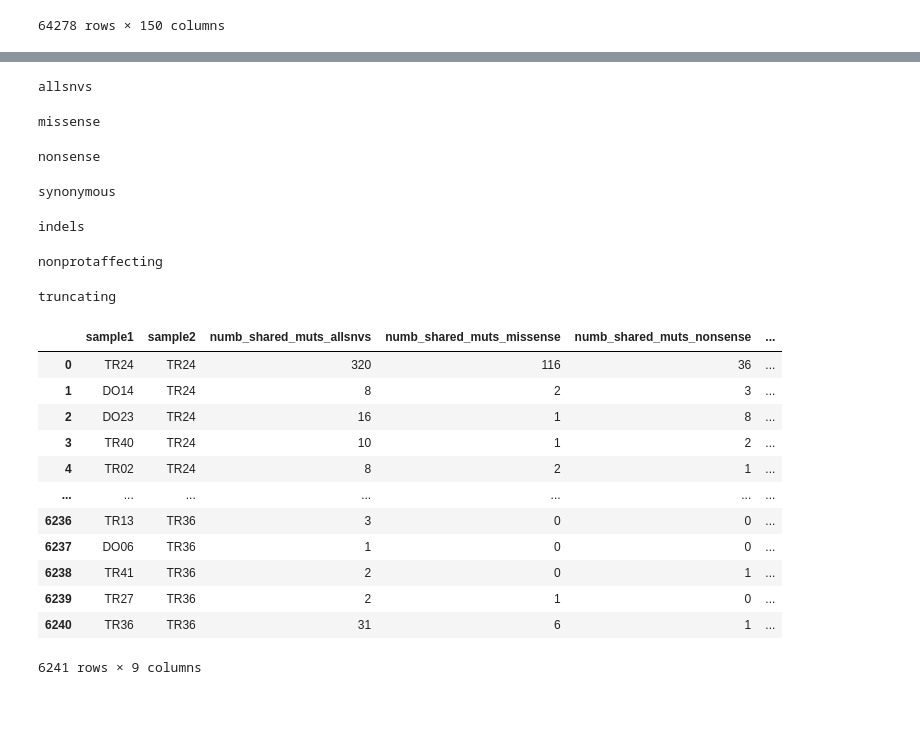
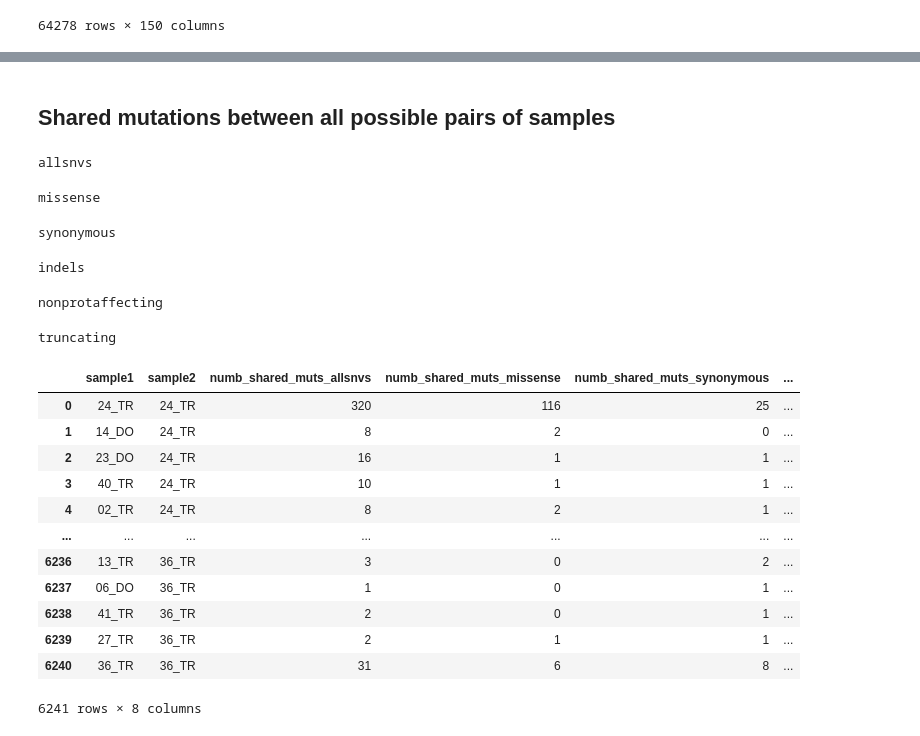
Before and after one commit to bbglab/normal_bladder_paper, a Jupyter notebook: extended/extended6/shared_mutations.ipynb, the cells around one changed output, grey strips where cells are left out. Drawn from its saved outputs; the diff is of its cells as text; code cells hidden in the pictures; blank space fills up the shorter version.

```diff
--- a/extended/extended6/shared_mutations.ipynb
+++ b/extended/extended6/shared_mutations.ipynb
@@ -83,0 +56,5 @@ maf_df
+# %%
+print(maf_df["SAMPLE_ID_short"].loc[maf_df["SAMPLE_ID_short"].isna()])
+samples = maf_df["SAMPLE_ID_short"].unique()
+len(samples)
+# 79 samples correctly changed
@@ -84,65 +64,71 @@ maf_df
+# %% [markdown]
+## Shared mutations between all possible pairs of samples
 # %%
-# count number of shared muts between every pair of samples: total, missense, nonsense, synonymous
+# count number of shared muts between every pair of samples and for each mutation type
+
 shared_muts_dfs_dict = {}
-impacts = ["allsnvs", "missense", "nonsense", "synonymous", "indels", "nonprotaffecting", "truncating"]
-for impact in impacts:
-    print(impact)
-    if impact == "allsnvs":
+
+for muttype in muttypes:
+
+    print(muttype)
+
+    # filter maf by mutation type category
+    if muttype == "allsnvs":
         maf_df_f = maf_df.loc[maf_df["TYPE"] == "SNV"].copy()
-    elif impact == "indels":
+    elif muttype == "indels":
         maf_df_f = maf_df.loc[maf_df["TYPE"].isin(["INSERTION", "DELETION"])].copy()
-    elif impact == "nonprotaffecting":
+    elif muttype == "nonprotaffecting":
         maf_df_f = maf_df.loc[maf_df["Protein_affecting"] == "non_protein_affecting"].copy()
-    elif impact == "truncating":
+    elif muttype == "truncating":
         maf_df_f = maf_df.loc[(maf_df["TYPE"] == "SNV") & (maf_df["canonical_Consequence_broader"].isin(["nonsense", "essential_splice"]))].copy()
     else:
-        maf_df_f = maf_df.loc[(maf_df["TYPE"] == "SNV") & (maf_df["canonical_Consequence_broader"] == impact)].copy()
-    shared_muts_df = pd.DataFrame(index = maf_df["SAMPLE_ID_short"].unique().tolist(), columns = maf_df["SAMPLE_ID_short"].unique().tolist())
+        maf_df_f = maf_df.loc[(maf_df["TYPE"] == "SNV") & (maf_df["canonical_Consequence_broader"] == muttype)].copy()
 
-    for sample1 in tqdm(maf_df["SAMPLE_ID_short"].unique()):
+    shared_muts_df = pd.DataFrame(index = maf_df["SAMPLE_ID_short"].unique().tolist(),
+                                columns = maf_df["SAMPLE_ID_short"].unique().tolist())
+
+    # iterate through all possible pairs of samples
+    for sample1 in tqdm(samples):
         sample1_muts = set(maf_df_f.loc[maf_df_f["SAMPLE_ID_short"] == sample1]["MUT_ID"].values)
 
-        for sample2 in maf_df["SAMPLE_ID_short"].unique():
+        for sample2 in samples:
             sample2_muts = set(maf_df_f.loc[maf_df_f["SAMPLE_ID_short"] == sample2]["MUT_ID"].values)
 
             shared_muts_df.loc[sample1, sample2] = len(sample1_muts.intersection(sample2_muts))
 
-    shared_muts_dfs_dict[impact] = shared_muts_df.reset_index(names = "sample1").melt(
-        id_vars = "sample1", var_name = "sample2", value_name = f"numb_shared_muts_{impact}")
+    shared_muts_dfs_dict[muttype] = shared_muts_df.reset_index(names = "sample1").melt(
+        id_vars = "sample1", var_name = "sample2", value_name = f"numb_shared_muts_{muttype}")
 # %% [output]
 allsnvs
 missense
-nonsense
+synonymous
-synonymous
+indels
-indels
+nonprotaffecting
-nonprotaffecting
+truncating
-truncating
 # %%
-# merge
+# merge: 79² comparisons (6241)
 shared_muts_df = shared_muts_dfs_dict["allsnvs"].merge(shared_muts_dfs_dict["missense"], on = ["sample1", "sample2"], how = "inner").merge(
-    shared_muts_dfs_dict["nonsense"], on = ["sample1", "sample2"], how = "inner"
-).merge(
     shared_muts_dfs_dict["synonymous"], on = ["sample1", "sample2"], how = "inner"
 ).merge(
     shared_muts_dfs_dict["indels"], on = ["sample1", "sample2"], how = "inner"
 ).merge(
     shared_muts_dfs_dict["nonprotaffecting"], on = ["sample1", "sample2"], how = "inner"
 ).merge(
     shared_muts_dfs_dict["truncating"], on = ["sample1", "sample2"], how = "inner"
 )
 shared_muts_df
 # %% [output]
-|  | sample1 | sample2 | numb_shared_muts_allsnvs | numb_shared_muts_missense | numb_shared_muts_nonsense | ... |
-| 0 | TR24 | TR24 | 320 | 116 | 36 | ... |
-| 1 | DO14 | TR24 | 8 | 2 | 3 | ... |
-| 2 | DO23 | TR24 | 16 | 1 | 8 | ... |
-| 3 | TR40 | TR24 | 10 | 1 | 2 | ... |
-| 4 | TR02 | TR24 | 8 | 2 | 1 | ... |
+|  | sample1 | sample2 | numb_shared_muts_allsnvs | numb_shared_muts_missense | numb_shared_muts_synonymous | ... |
+| 0 | 24_TR | 24_TR | 320 | 116 | 25 | ... |
+| 1 | 14_DO | 24_TR | 8 | 2 | 0 | ... |
+| 2 | 23_DO | 24_TR | 16 | 1 | 1 | ... |
+| 3 | 40_TR | 24_TR | 10 | 1 | 1 | ... |
+| 4 | 02_TR | 24_TR | 8 | 2 | 1 | ... |
 | ... | ... | ... | ... | ... | ... | ... |
-| 6236 | TR13 | TR36 | 3 | 0 | 0 | ... |
-| 6237 | DO06 | TR36 | 1 | 0 | 0 | ... |
-| 6238 | TR41 | TR36 | 2 | 0 | 1 | ... |
-| 6239 | TR27 | TR36 | 2 | 1 | 0 | ... |
-| 6240 | TR36 | TR36 | 31 | 6 | 1 | ... |
+| 6236 | 13_TR | 36_TR | 3 | 0 | 2 | ... |
+| 6237 | 06_DO | 36_TR | 1 | 0 | 1 | ... |
+| 6238 | 41_TR | 36_TR | 2 | 0 | 1 | ... |
+| 6239 | 27_TR | 36_TR | 2 | 1 | 1 | ... |
+| 6240 | 36_TR | 36_TR | 31 | 6 | 8 | ... |
-6241 rows × 9 columns
+6241 rows × 8 columns
 # %%
```
Also changed, not shown: parts of 34 cells of this notebook, 1 other file.
